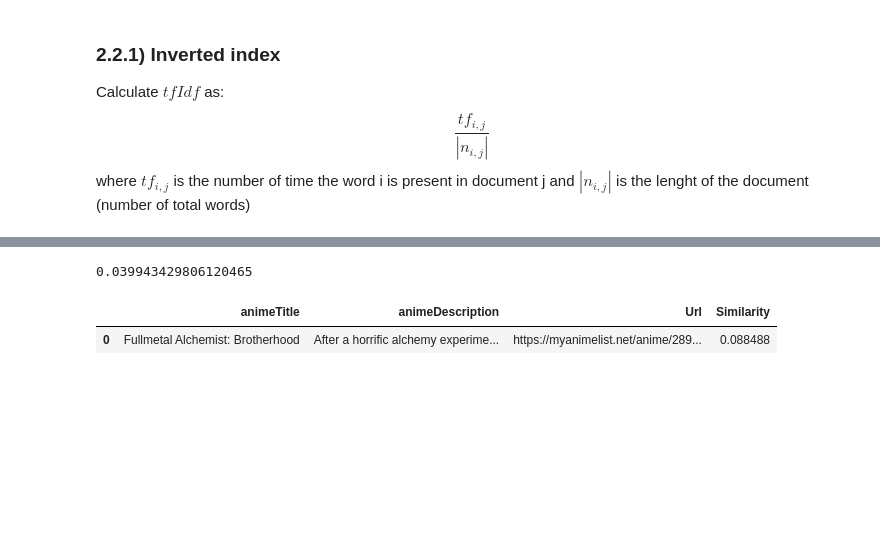
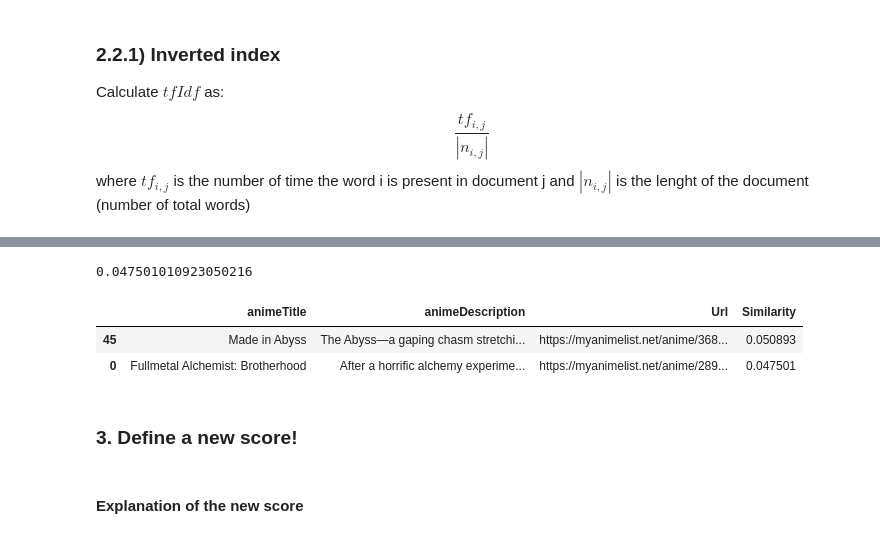
Before and after one commit to obster991/ADM-HW3-Group-25, a Jupyter notebook: HW3_ADM.ipynb, the cells around one changed output, grey strips where cells are left out. Cells and saved outputs as stored; diff of their text form; code cells hidden in the pictures; blank space fills up the shorter version.

```diff
--- a/HW3_ADM.ipynb
+++ b/HW3_ADM.ipynb
@@ -453,8 +503,5 @@ def execute_query(query, vocabulary,index): #Perche importiamo questo index  ?
     original_df = df_from_3_information_file(path_documents_file)
     return original_df.iloc[documents_in_dataframe]
 # %%
-path_documents_file='documents.tsv'
-path_vocabulary_file='vocabulary.json'
-path_index_file='Uindex.json'
 vocabulary, index = read_vocabulary_and_index(path_vocabulary_file, path_index_file)
 # %%
@@ -539,7 +695,7 @@ def get_query_vector(query, vocabulary):
         query_vector[int(vocabulary[word])] += 1
     return query_vector
 # %%
-desc = "mentor robot"
+desc = "robot"
 q_vector = get_query_vector(desc, vocabulary)
 # %%
 # Same method to get the numpy array vector of the document selected
@@ -566,7 +722,7 @@ def calc_score(q_vector, doc_vector):
 score = calc_score(q_vector, doc_vector)
 score
 # %% [output]
-0.039943429806120465
+0.047501010923050216
 # %%
 def execute_similarity_query(query, k, df_cleaned, vocabulary, inverted_index, original_df):
     # Initialize the heap
@@ -605,8 +761,13 @@ def execute_similarity_query(query, k, df_cleaned, vocabulary, inverted_index, o
 
         sub_df['Similarity']=np.array(score_list,dtype='float') #purche l ordine con cui printiamo il sub dataset  sia lo  stesso del vettore doc_rows_list
         return  sub_df
-# %%
-execute_similarity_query("robot fullmetal",3,df_cleaned, vocabulary, inverted_index, original_df)
-# %% [output]
-|  | animeTitle | animeDescription | Url | Similarity |
-| 0 | Fullmetal Alchemist: Brotherhood | After a horrific alchemy experime... | https://myanimelist.net/anime/289... | 0.088488 |
+# %%
+execute_similarity_query("robot",3,df_cleaned, vocabulary, inverted_index, original_df)
+# %% [output]
+|  | animeTitle | animeDescription | Url | Similarity |
+| 45 | Made in Abyss | The Abyss—a gaping chasm stretchi... | https://myanimelist.net/anime/368... | 0.050893 |
+| 0 | Fullmetal Alchemist: Brotherhood | After a horrific alchemy experime... | https://myanimelist.net/anime/289... | 0.047501 |
+# %% [markdown]
+### 3. Define a new score!
+# %% [markdown]
+#### Explanation of the new score
```
Also changed, not shown: parts of 15 cells of this notebook.
